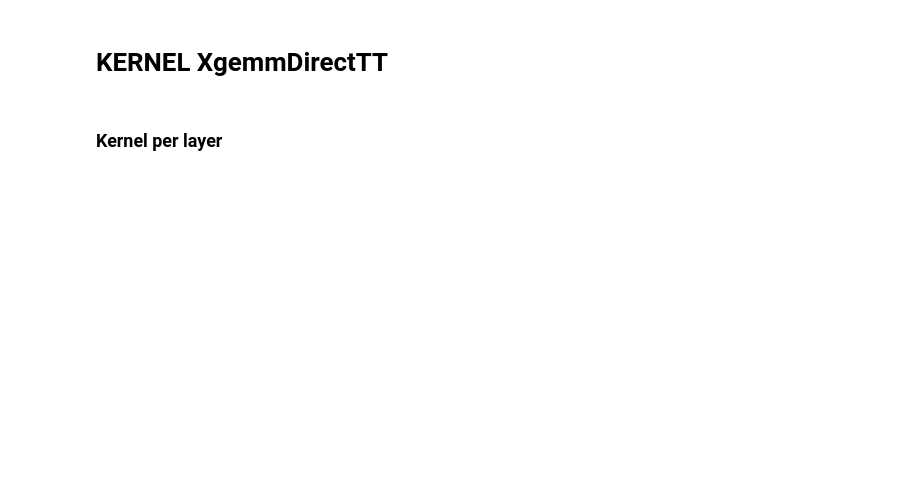
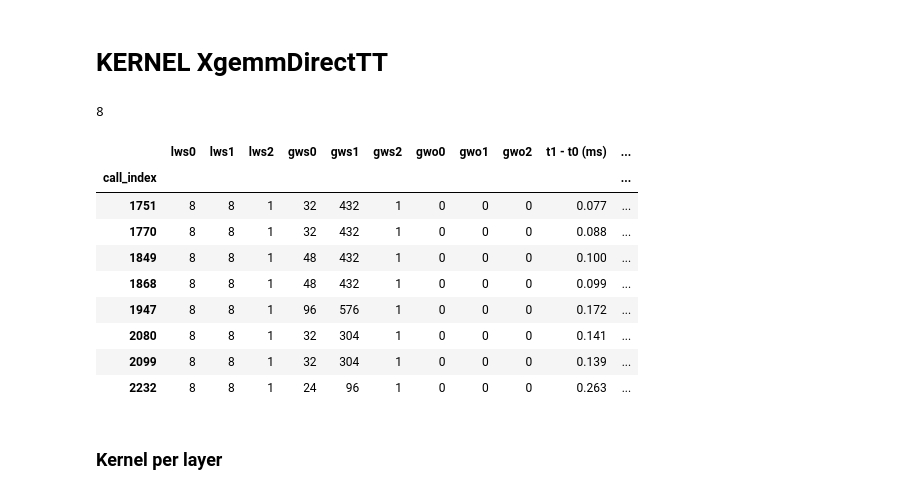
Before and after one commit to dividiti/ck-caffe, a Jupyter notebook: script/analyse-kernel-profiling/analyse-kernel-profiling.ipynb, the cells around one changed output. Drawn from its saved outputs; the diff is of its cells as text; code cells hidden in the pictures; blank space fills up the shorter version.

```diff
--- a/script/analyse-kernel-profiling/analyse-kernel-profiling.ipynb
+++ b/script/analyse-kernel-profiling/analyse-kernel-profiling.ipynb
@@ -229,31 +371,47 @@ df_xgemm_directnn_enqueues
 # %%
 # Partial trace only containing kernel enqueues.
 kernel_enqueues = pw.filter_calls(trace, ['clEnqueueNDRangeKernel'])
 # Kernel enqueues as a DataFrame.
 df_kernel_enqueues = pw.df_kernel_enqueues(kernel_enqueues, unit)
 df_xgemm_directnn_enqueues = df_kernel_enqueues.swaplevel().ix['XgemmDirectTT']
 df_xgemm_directnn_enqueues
 df_xgemm_directnn_enqueues['kSizeM'] = 'N/A'
 df_xgemm_directnn_enqueues['kSizeN'] = 'N/A'
 df_xgemm_directnn_enqueues['kSizeK'] = 'N/A'
 
 setkernel_enqueues = pw.filter_calls(trace, ['clSetKernelArg'])
 kernel_entries = pw.filter_calls(trace, ['clEnqueueNDRangeKernel'])
 xgemm_entries = []
 for kernel_count in kernel_entries:
     if kernel_count['name'] == 'XgemmDirectTT':
         xgemm_index = kernel_count['kernel']
         xgemm_matrix_sizes = []
         for k in setkernel_enqueues:
             if (k['kernel'] == xgemm_index) and (k['arg_index'] == 0 or k['arg_index'] == 1 or k['arg_index'] == 2):
                 tmp = pc.hex_str_as_int(k['arg_value'])
                 xgemm_matrix_sizes.append(tmp)
         entry_matrix_sizes = tuple(xgemm_matrix_sizes)
         xgemm_entries.append(entry_matrix_sizes)
 print len(xgemm_entries)
 
 df_xgemm_directnn_enqueues[['kSizeM', 'kSizeN', 'kSizeK']] = xgemm_entries
+
+df_xgemm_directnn_enqueues[['kSizeM', 'kSizeN', 'kSizeK']] = xgemm_entries
+df_xgemm_directnn_enqueues['GFLOPS'] = 2 * 1.0e-9 * 1000 *df_xgemm_directnn_enqueues['kSizeM'] * df_xgemm_directnn_enqueues['kSizeN'] * df_xgemm_directnn_enqueues['kSizeK']/ df_xgemm_directnn_enqueues['p3 - p2 (ms)']
+
 df_xgemm_directnn_enqueues
+# %% [output]
+8
+|  | lws0 | lws1 | lws2 | gws0 | gws1 | gws2 | gwo0 | gwo1 | gwo2 | t1 - t0 (ms) | ... |
+| call_index |  |  |  |  |  |  |  |  |  |  | ... |
+| 1751 | 8 | 8 | 1 | 32 | 432 | 1 | 0 | 0 | 0 | 0.077 | ... |
+| 1770 | 8 | 8 | 1 | 32 | 432 | 1 | 0 | 0 | 0 | 0.088 | ... |
+| 1849 | 8 | 8 | 1 | 48 | 432 | 1 | 0 | 0 | 0 | 0.100 | ... |
+| 1868 | 8 | 8 | 1 | 48 | 432 | 1 | 0 | 0 | 0 | 0.099 | ... |
+| 1947 | 8 | 8 | 1 | 96 | 576 | 1 | 0 | 0 | 0 | 0.172 | ... |
+| 2080 | 8 | 8 | 1 | 32 | 304 | 1 | 0 | 0 | 0 | 0.141 | ... |
+| 2099 | 8 | 8 | 1 | 32 | 304 | 1 | 0 | 0 | 0 | 0.139 | ... |
+| 2232 | 8 | 8 | 1 | 24 | 96 | 1 | 0 | 0 | 0 | 0.263 | ... |
 # %% [markdown]
 ### Kernel per layer
 # %%
```
Also changed, not shown: parts of 16 cells of this notebook.
